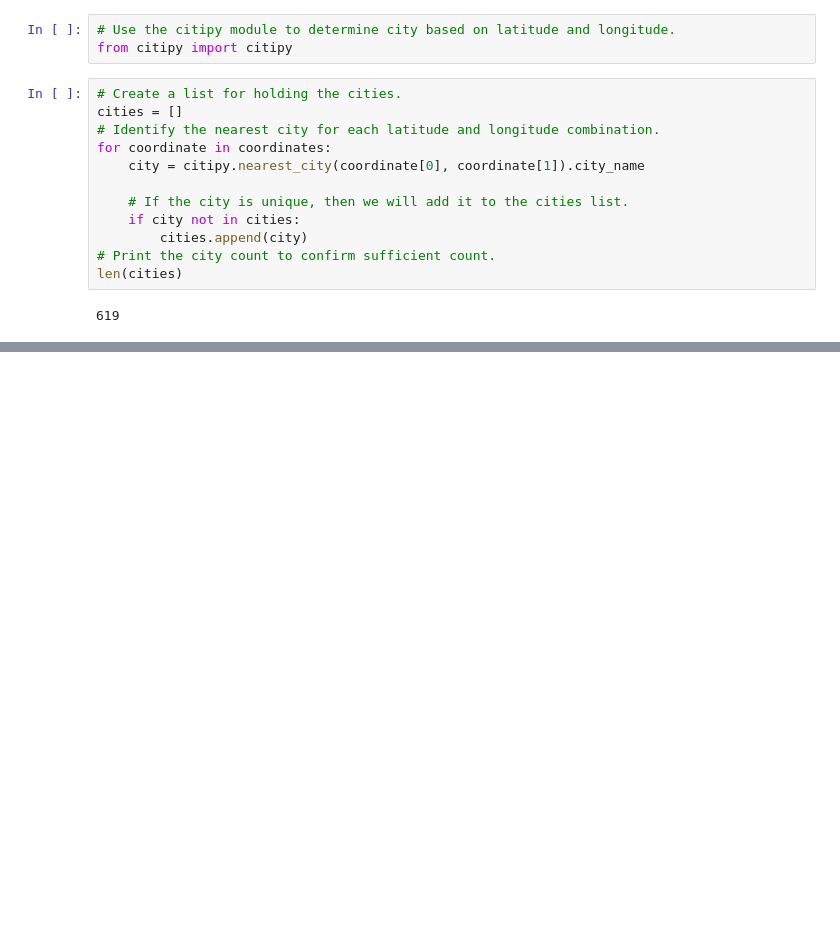
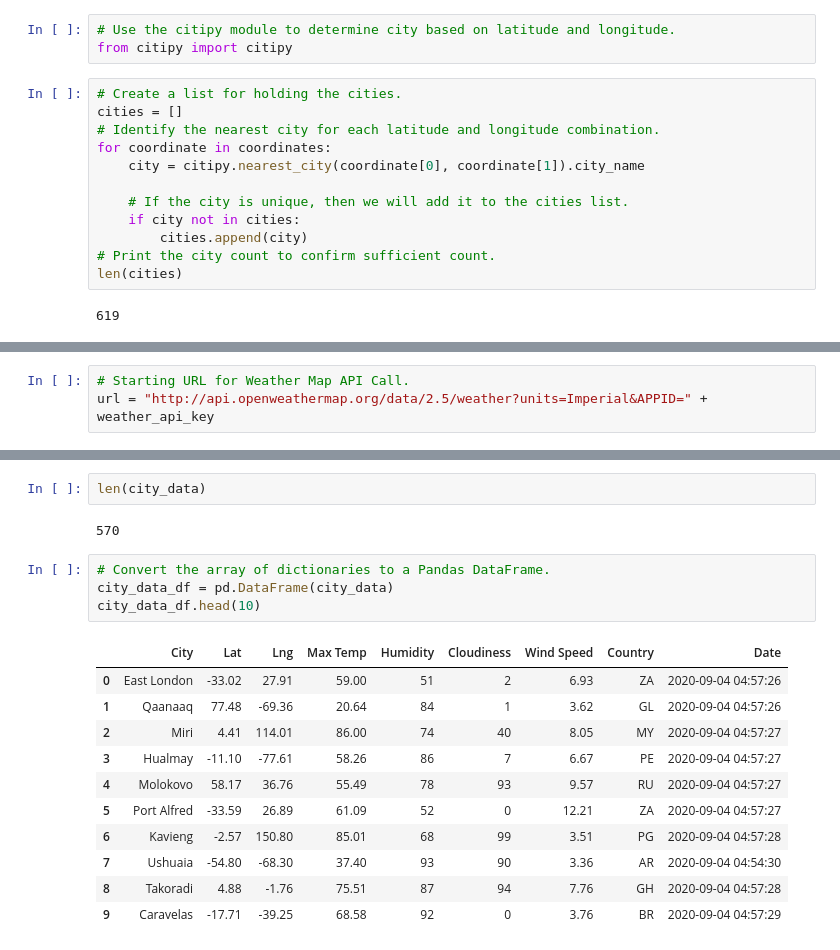
Before and after one commit to myljacobo/World_Weather_Analysis, a Jupyter notebook: WeatherPy.ipynb, the cells around one changed output, grey strips where cells are left out. Drawn from its saved outputs; the diff is of its cells as text; blank space fills up the shorter version.

Commit message:
Modifying .gitignore and adding WeatherPy file.

```diff
--- a/WeatherPy.ipynb
+++ b/WeatherPy.ipynb
@@ -33,0 +40,3 @@ len(cities)
+# %%
+# Starting URL for Weather Map API Call.
+url = "http://api.openweathermap.org/data/2.5/weather?units=Imperial&APPID=" + weather_api_key
@@ -33,0 +134,20 @@ len(cities)
+# %%
+len(city_data)
+# %% [output]
+570
+# %%
+# Convert the array of dictionaries to a Pandas DataFrame.
+city_data_df = pd.DataFrame(city_data)
+city_data_df.head(10)
+# %% [output]
+|  | City | Lat | Lng | Max Temp | Humidity | Cloudiness | Wind Speed | Country | Date |
+| 0 | East London | -33.02 | 27.91 | 59.00 | 51 | 2 | 6.93 | ZA | 2020-09-04 04:57:26 |
+| 1 | Qaanaaq | 77.48 | -69.36 | 20.64 | 84 | 1 | 3.62 | GL | 2020-09-04 04:57:26 |
+| 2 | Miri | 4.41 | 114.01 | 86.00 | 74 | 40 | 8.05 | MY | 2020-09-04 04:57:27 |
+| 3 | Hualmay | -11.10 | -77.61 | 58.26 | 86 | 7 | 6.67 | PE | 2020-09-04 04:57:27 |
+| 4 | Molokovo | 58.17 | 36.76 | 55.49 | 78 | 93 | 9.57 | RU | 2020-09-04 04:57:27 |
+| 5 | Port Alfred | -33.59 | 26.89 | 61.09 | 52 | 0 | 12.21 | ZA | 2020-09-04 04:57:27 |
+| 6 | Kavieng | -2.57 | 150.80 | 85.01 | 68 | 99 | 3.51 | PG | 2020-09-04 04:57:28 |
+| 7 | Ushuaia | -54.80 | -68.30 | 37.40 | 93 | 90 | 3.36 | AR | 2020-09-04 04:54:30 |
+| 8 | Takoradi | 4.88 | -1.76 | 75.51 | 87 | 94 | 7.76 | GH | 2020-09-04 04:57:28 |
+| 9 | Caravelas | -17.71 | -39.25 | 68.58 | 92 | 0 | 3.76 | BR | 2020-09-04 04:57:29 |
```
Also changed, not shown: parts of 5 cells of this notebook, 3 other files.
